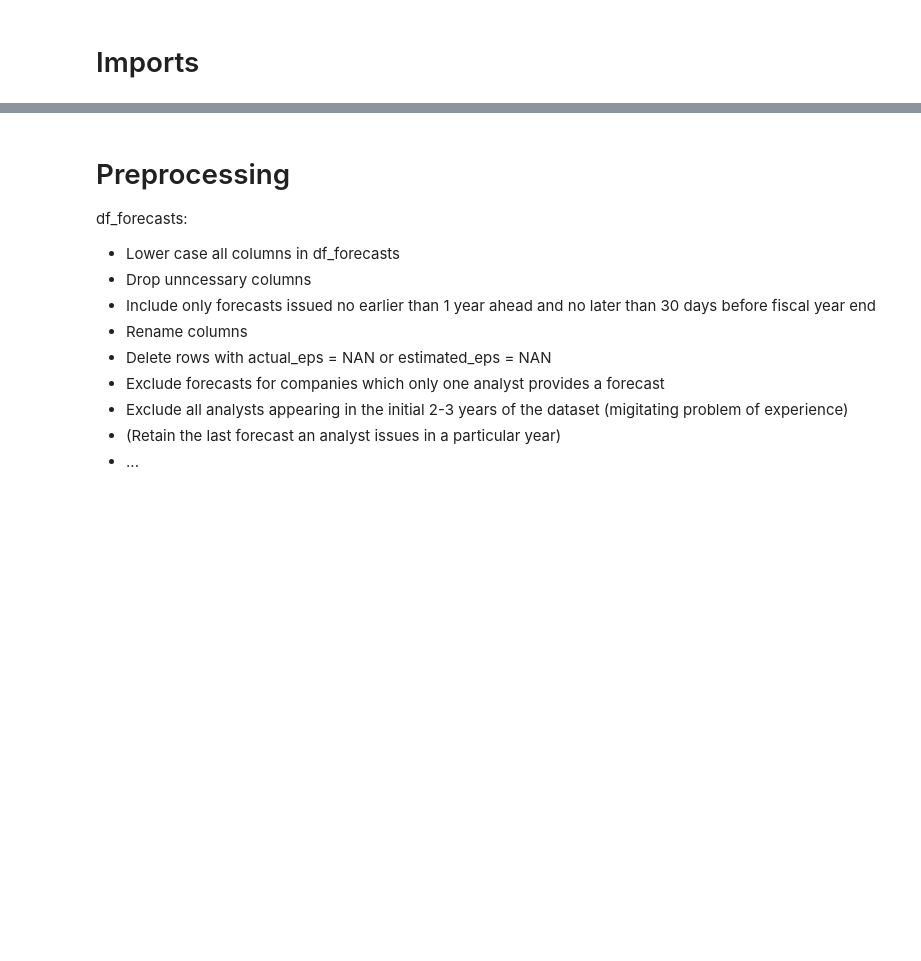
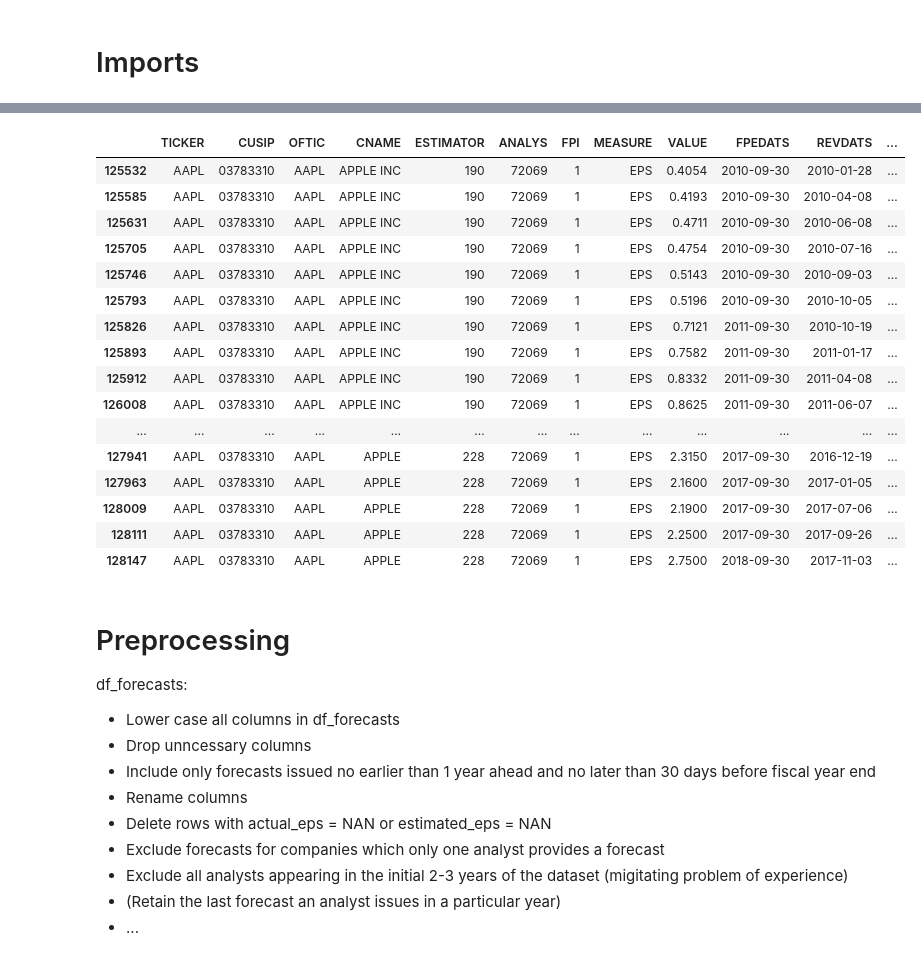
Before and after one commit to moshchev/gsfm_SS24, a Jupyter notebook: notebooks/preprocessing_and_dv.ipynb, the cells around one changed output, grey strips where cells are left out. Cells and saved outputs as stored; diff of their text form; code cells hidden in the pictures; blank space fills up the shorter version.

```diff
--- a/notebooks/preprocessing_and_dv.ipynb
+++ b/notebooks/preprocessing_and_dv.ipynb
@@ -19,3 +44,24 @@ df_forecasts.info()
+# %%
+# estimator = 190 and analys = 72069 and oftic = APPL
+df_forecasts[(df_forecasts['ANALYS'] == 72069) & (df_forecasts['OFTIC'] == 'AAPL')]
+# %% [output]
+|  | TICKER | CUSIP | OFTIC | CNAME | ESTIMATOR | ANALYS | FPI | MEASURE | VALUE | FPEDATS | REVDATS | ... |
+| 125532 | AAPL | 03783310 | AAPL | APPLE INC | 190 | 72069 | 1 | EPS | 0.4054 | 2010-09-30 | 2010-01-28 | ... |
+| 125585 | AAPL | 03783310 | AAPL | APPLE INC | 190 | 72069 | 1 | EPS | 0.4193 | 2010-09-30 | 2010-04-08 | ... |
+| 125631 | AAPL | 03783310 | AAPL | APPLE INC | 190 | 72069 | 1 | EPS | 0.4711 | 2010-09-30 | 2010-06-08 | ... |
+| 125705 | AAPL | 03783310 | AAPL | APPLE INC | 190 | 72069 | 1 | EPS | 0.4754 | 2010-09-30 | 2010-07-16 | ... |
+| 125746 | AAPL | 03783310 | AAPL | APPLE INC | 190 | 72069 | 1 | EPS | 0.5143 | 2010-09-30 | 2010-09-03 | ... |
+| 125793 | AAPL | 03783310 | AAPL | APPLE INC | 190 | 72069 | 1 | EPS | 0.5196 | 2010-09-30 | 2010-10-05 | ... |
+| 125826 | AAPL | 03783310 | AAPL | APPLE INC | 190 | 72069 | 1 | EPS | 0.7121 | 2011-09-30 | 2010-10-19 | ... |
+| 125893 | AAPL | 03783310 | AAPL | APPLE INC | 190 | 72069 | 1 | EPS | 0.7582 | 2011-09-30 | 2011-01-17 | ... |
+| 125912 | AAPL | 03783310 | AAPL | APPLE INC | 190 | 72069 | 1 | EPS | 0.8332 | 2011-09-30 | 2011-04-08 | ... |
+| 126008 | AAPL | 03783310 | AAPL | APPLE INC | 190 | 72069 | 1 | EPS | 0.8625 | 2011-09-30 | 2011-06-07 | ... |
+| ... | ... | ... | ... | ... | ... | ... | ... | ... | ... | ... | ... | ... |
+| 127941 | AAPL | 03783310 | AAPL | APPLE | 228 | 72069 | 1 | EPS | 2.3150 | 2017-09-30 | 2016-12-19 | ... |
+| 127963 | AAPL | 03783310 | AAPL | APPLE | 228 | 72069 | 1 | EPS | 2.1600 | 2017-09-30 | 2017-01-05 | ... |
+| 128009 | AAPL | 03783310 | AAPL | APPLE | 228 | 72069 | 1 | EPS | 2.1900 | 2017-09-30 | 2017-07-06 | ... |
+| 128111 | AAPL | 03783310 | AAPL | APPLE | 228 | 72069 | 1 | EPS | 2.2500 | 2017-09-30 | 2017-09-26 | ... |
+| 128147 | AAPL | 03783310 | AAPL | APPLE | 228 | 72069 | 1 | EPS | 2.7500 | 2018-09-30 | 2017-11-03 | ... |
 # %% [markdown]
 # Preprocessing
 df_forecasts:
```
Also changed, not shown: parts of 2 cells of this notebook, 1 other file.
